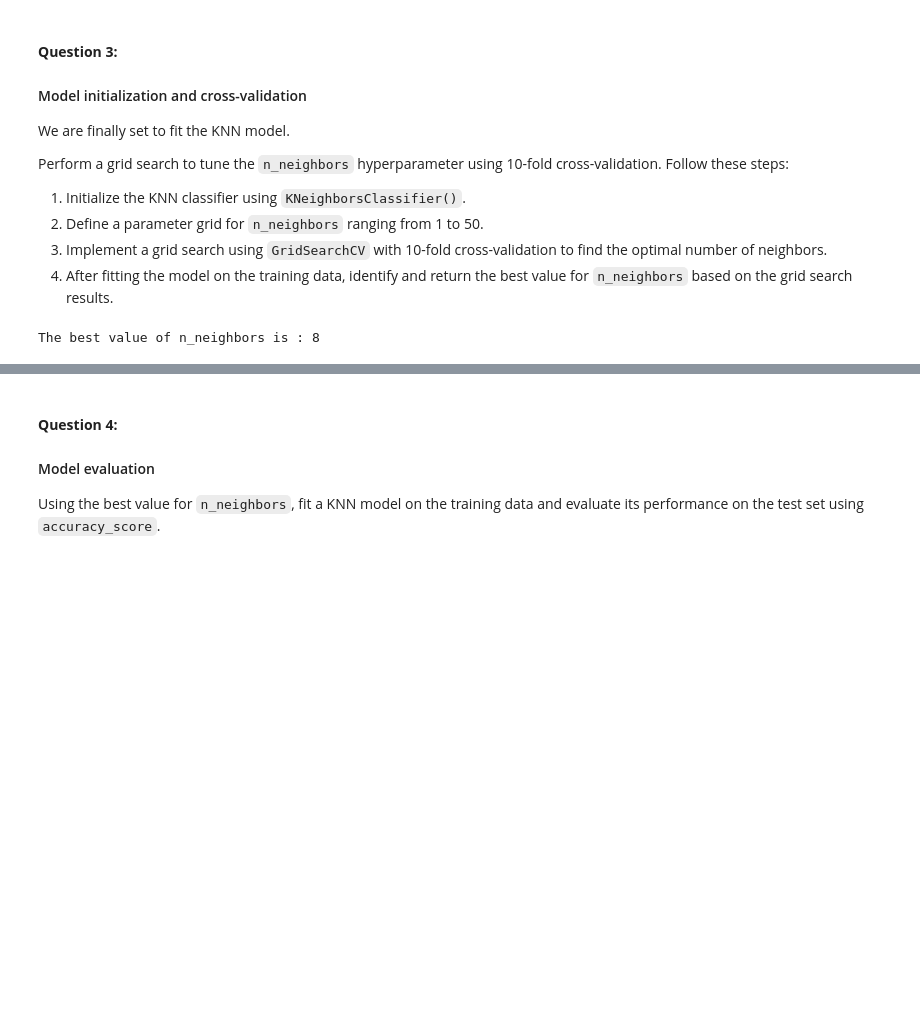
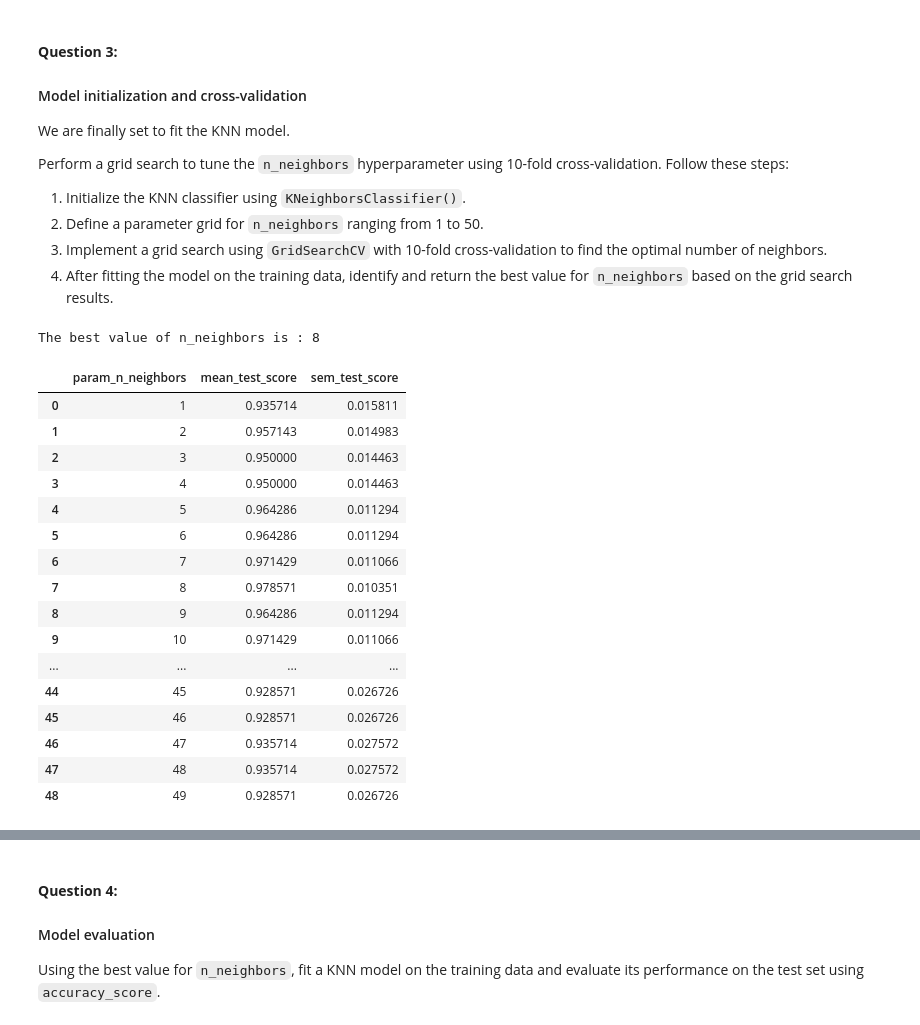
Before and after one commit to drop2jyoti/applying_statistical_concepts, a Jupyter notebook: 02_activities/assignments/assignment_1.ipynb, the cells around one changed output, grey strips where cells are left out. Cells and saved outputs as stored; diff of their text form; code cells hidden in the pictures; blank space fills up the shorter version.

```diff
--- a/02_activities/assignments/assignment_1.ipynb
+++ b/02_activities/assignments/assignment_1.ipynb
@@ -220,3 +220,35 @@ best_n_neighbors = grid.best_params_['n_neighbors'] # best value of n_neighors
 print(f"The best value of n_neighbors is : {best_n_neighbors}")
 # %% [output]
 The best value of n_neighbors is : 8
+# %%
+# Create the plot
+accuracies_grid = pd.DataFrame(grid.cv_results_)
+accuracies_grid.info
+accuracies_grid["sem_test_score"] = accuracies_grid["std_test_score"] / 10**(1/2)
+accuracies_grid = (
+    accuracies_grid[[
+        "param_n_neighbors",
+        "mean_test_score",
+        "sem_test_score"
+    ]]
+    .rename(columns={"n_neighbors": "param_n_neighbors"})
+)
+accuracies_grid
+# %% [output]
+|  | param_n_neighbors | mean_test_score | sem_test_score |
+| 0 | 1 | 0.935714 | 0.015811 |
+| 1 | 2 | 0.957143 | 0.014983 |
+| 2 | 3 | 0.950000 | 0.014463 |
+| 3 | 4 | 0.950000 | 0.014463 |
+| 4 | 5 | 0.964286 | 0.011294 |
+| 5 | 6 | 0.964286 | 0.011294 |
+| 6 | 7 | 0.971429 | 0.011066 |
+| 7 | 8 | 0.978571 | 0.010351 |
+| 8 | 9 | 0.964286 | 0.011294 |
+| 9 | 10 | 0.971429 | 0.011066 |
+| ... | ... | ... | ... |
+| 44 | 45 | 0.928571 | 0.026726 |
+| 45 | 46 | 0.928571 | 0.026726 |
+| 46 | 47 | 0.935714 | 0.027572 |
+| 47 | 48 | 0.935714 | 0.027572 |
+| 48 | 49 | 0.928571 | 0.026726 |
```
Also changed, not shown: parts of 3 cells of this notebook.
